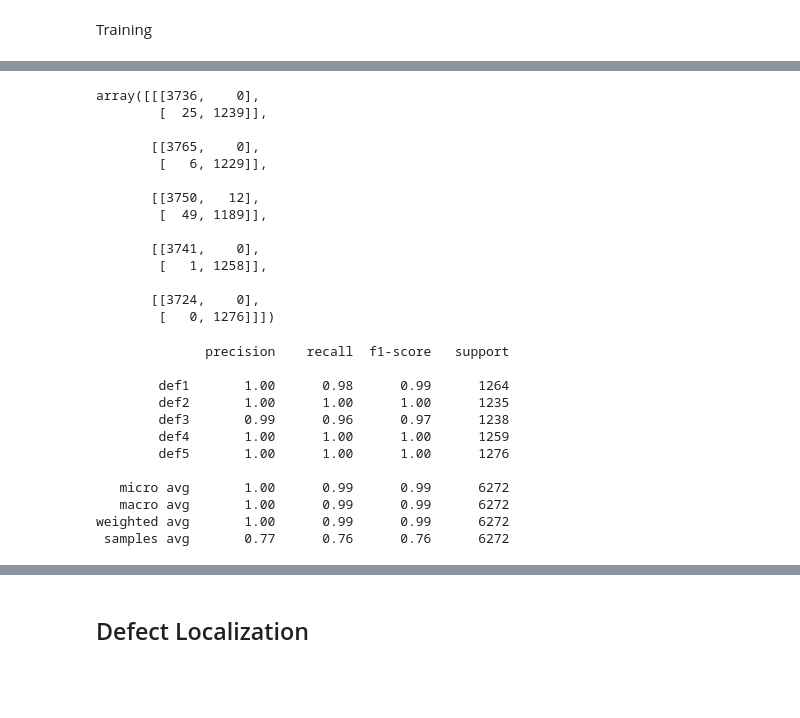
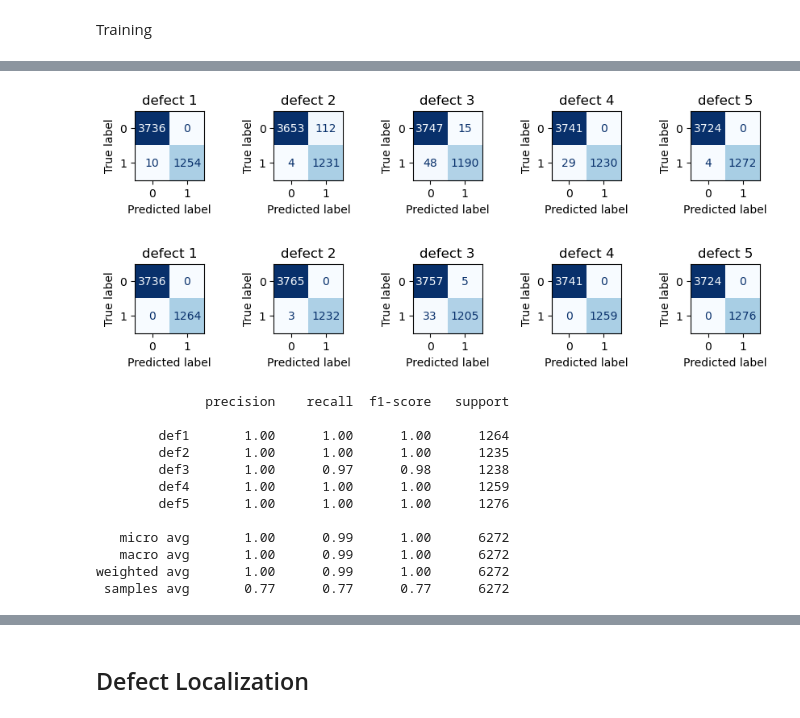
Before and after one commit to lukik45/candle-defect-detection, a Jupyter notebook: report.ipynb, the cells around one changed output, grey strips where cells are left out. Cells and saved outputs as stored; diff of their text form; code cells hidden in the pictures; blank space fills up the shorter version.

Commit message:
report ready

```diff
--- a/report.ipynb
+++ b/report.ipynb
@@ -283,7 +328,8 @@ trainGenerator = DataGenerator(df_train)
 valGenerator = DataGenerator(df_val, batchSize=16)
 # %%
 model2 = Sequential()
-model2.add(LSTM(64, input_shape=(None, 3))) # return_seq = False now
+model2.add(LSTM(64, return_sequences=True, input_shape=(None, 3)))
+model2.add(LSTM(16))
 model2.add(Dense(5, 'sigmoid'))
 model2.compile(loss='binary_crossentropy', metrics='acc', optimizer='adam')
 # %%
@@ -320,6 +366,6 @@ WARNING:absl:Found untraced functions such as lstm_cell_1_layer_call_fn, lstm_ce
 INFO:tensorflow:Assets written to: ./models/model2/assets
 INFO:tensorflow:Assets written to: ./models/model2/assets
 # %%
-y_pred = model2.predict(testGenerator).round().astype(int)
-model2.evaluate(testGenerator)
+y_pred2 = model2.predict(testGenerator).round().astype(int)
+# model2.evaluate(testGenerator)
 # %% [output]
@@ -329,33 +373,24 @@ model2.evaluate(testGenerator)
 # %%
-cf = multilabel_confusion_matrix(y_test.astype(int), y_pred, samplewise=False)
-cf
+cf2 = multilabel_confusion_matrix(y_test.astype(int), y_pred2, samplewise=False)
+
+
+displayCF(cf1)
+displayCF(cf2)
 # %% [output]
-array([[[3736,    0],
-        [  25, 1239]],
-
-       [[3765,    0],
-        [   6, 1229]],
-
-       [[3750,   12],
-        [  49, 1189]],
-
-       [[3741,    0],
-        [   1, 1258]],
-
-       [[3724,    0],
-        [   0, 1276]]])
+[figure, added]
+[figure, added]
 # %%
-print(classification_report(y_test.astype(int), y_pred, target_names=['def1','def2','def3','def4','def5'], zero_division=0))
+print(classification_report(y_test.astype(int), y_pred2, target_names=['def1','def2','def3','def4','def5'], zero_division=0))
 # %% [output]
               precision    recall  f1-score   support
 
-        def1       1.00      0.98      0.99      1264
+        def1       1.00      1.00      1.00      1264
         def2       1.00      1.00      1.00      1235
-        def3       0.99      0.96      0.97      1238
+        def3       1.00      0.97      0.98      1238
         def4       1.00      1.00      1.00      1259
         def5       1.00      1.00      1.00      1276
 
-   micro avg       1.00      0.99      0.99      6272
-   macro avg       1.00      0.99      0.99      6272
-weighted avg       1.00      0.99      0.99      6272
- samples avg       0.77      0.76      0.76      6272
+   micro avg       1.00      0.99      1.00      6272
+   macro avg       1.00      0.99      1.00      6272
+weighted avg       1.00      0.99      1.00      6272
+ samples avg       0.77      0.77      0.77      6272
```
Also changed, not shown: parts of 62 cells of this notebook, 17 other files.
